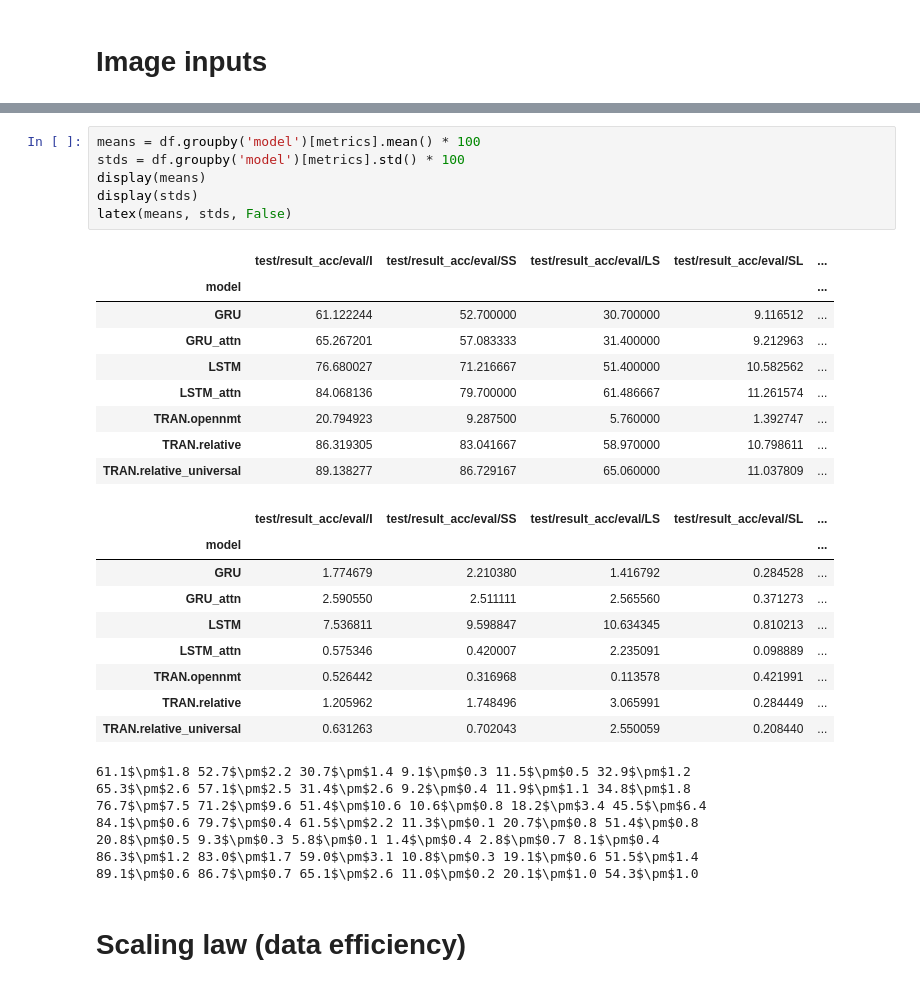
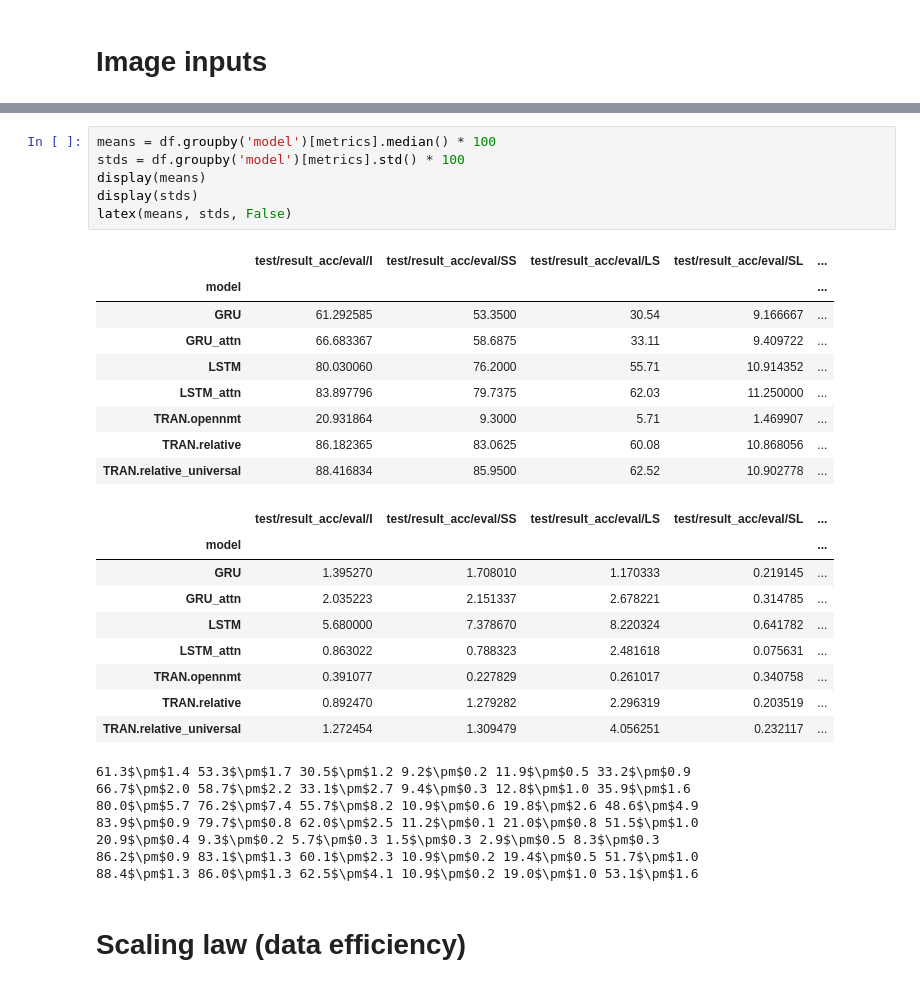
Before and after one commit to liqing-ustc/HINT, a Jupyter notebook: results/analysis.ipynb, the cells around one changed output, grey strips where cells are left out. Saved outputs shown, nothing was run; the diff lists cells and outputs as text.

```diff
--- a/results/analysis.ipynb
+++ b/results/analysis.ipynb
@@ -89,35 +89,35 @@ number of runs: 21
 # %%
-means = df.groupby('model')[metrics].mean() * 100
+means = df.groupby('model')[metrics].median() * 100
 stds = df.groupby('model')[metrics].std() * 100
 display(means)
 display(stds)
 latex(means, stds, False)
 # %% [output]
 |  | test/result_acc/eval/I | test/result_acc/eval/SS | test/result_acc/eval/LS | test/result_acc/eval/SL | ... |
 | model |  |  |  |  | ... |
-| GRU | 61.122244 | 52.700000 | 30.700000 | 9.116512 | ... |
-| GRU_attn | 65.267201 | 57.083333 | 31.400000 | 9.212963 | ... |
-| LSTM | 76.680027 | 71.216667 | 51.400000 | 10.582562 | ... |
-| LSTM_attn | 84.068136 | 79.700000 | 61.486667 | 11.261574 | ... |
-| TRAN.opennmt | 20.794923 | 9.287500 | 5.760000 | 1.392747 | ... |
-| TRAN.relative | 86.319305 | 83.041667 | 58.970000 | 10.798611 | ... |
-| TRAN.relative_universal | 89.138277 | 86.729167 | 65.060000 | 11.037809 | ... |
+| GRU | 61.292585 | 53.3500 | 30.54 | 9.166667 | ... |
+| GRU_attn | 66.683367 | 58.6875 | 33.11 | 9.409722 | ... |
+| LSTM | 80.030060 | 76.2000 | 55.71 | 10.914352 | ... |
+| LSTM_attn | 83.897796 | 79.7375 | 62.03 | 11.250000 | ... |
+| TRAN.opennmt | 20.931864 | 9.3000 | 5.71 | 1.469907 | ... |
+| TRAN.relative | 86.182365 | 83.0625 | 60.08 | 10.868056 | ... |
+| TRAN.relative_universal | 88.416834 | 85.9500 | 62.52 | 10.902778 | ... |
 |  | test/result_acc/eval/I | test/result_acc/eval/SS | test/result_acc/eval/LS | test/result_acc/eval/SL | ... |
 | model |  |  |  |  | ... |
-| GRU | 1.774679 | 2.210380 | 1.416792 | 0.284528 | ... |
-| GRU_attn | 2.590550 | 2.511111 | 2.565560 | 0.371273 | ... |
-| LSTM | 7.536811 | 9.598847 | 10.634345 | 0.810213 | ... |
-| LSTM_attn | 0.575346 | 0.420007 | 2.235091 | 0.098889 | ... |
-| TRAN.opennmt | 0.526442 | 0.316968 | 0.113578 | 0.421991 | ... |
-| TRAN.relative | 1.205962 | 1.748496 | 3.065991 | 0.284449 | ... |
-| TRAN.relative_universal | 0.631263 | 0.702043 | 2.550059 | 0.208440 | ... |
+| GRU | 1.395270 | 1.708010 | 1.170333 | 0.219145 | ... |
+| GRU_attn | 2.035223 | 2.151337 | 2.678221 | 0.314785 | ... |
+| LSTM | 5.680000 | 7.378670 | 8.220324 | 0.641782 | ... |
+| LSTM_attn | 0.863022 | 0.788323 | 2.481618 | 0.075631 | ... |
+| TRAN.opennmt | 0.391077 | 0.227829 | 0.261017 | 0.340758 | ... |
+| TRAN.relative | 0.892470 | 1.279282 | 2.296319 | 0.203519 | ... |
+| TRAN.relative_universal | 1.272454 | 1.309479 | 4.056251 | 0.232117 | ... |
-61.1$\pm$1.8 52.7$\pm$2.2 30.7$\pm$1.4 9.1$\pm$0.3 11.5$\pm$0.5 32.9$\pm$1.2
-65.3$\pm$2.6 57.1$\pm$2.5 31.4$\pm$2.6 9.2$\pm$0.4 11.9$\pm$1.1 34.8$\pm$1.8
-76.7$\pm$7.5 71.2$\pm$9.6 51.4$\pm$10.6 10.6$\pm$0.8 18.2$\pm$3.4 45.5$\pm$6.4
-84.1$\pm$0.6 79.7$\pm$0.4 61.5$\pm$2.2 11.3$\pm$0.1 20.7$\pm$0.8 51.4$\pm$0.8
-20.8$\pm$0.5 9.3$\pm$0.3 5.8$\pm$0.1 1.4$\pm$0.4 2.8$\pm$0.7 8.1$\pm$0.4
-86.3$\pm$1.2 83.0$\pm$1.7 59.0$\pm$3.1 10.8$\pm$0.3 19.1$\pm$0.6 51.5$\pm$1.4
-89.1$\pm$0.6 86.7$\pm$0.7 65.1$\pm$2.6 11.0$\pm$0.2 20.1$\pm$1.0 54.3$\pm$1.0
+61.3$\pm$1.4 53.3$\pm$1.7 30.5$\pm$1.2 9.2$\pm$0.2 11.9$\pm$0.5 33.2$\pm$0.9
+66.7$\pm$2.0 58.7$\pm$2.2 33.1$\pm$2.7 9.4$\pm$0.3 12.8$\pm$1.0 35.9$\pm$1.6
+80.0$\pm$5.7 76.2$\pm$7.4 55.7$\pm$8.2 10.9$\pm$0.6 19.8$\pm$2.6 48.6$\pm$4.9
+83.9$\pm$0.9 79.7$\pm$0.8 62.0$\pm$2.5 11.2$\pm$0.1 21.0$\pm$0.8 51.5$\pm$1.0
+20.9$\pm$0.4 9.3$\pm$0.2 5.7$\pm$0.3 1.5$\pm$0.3 2.9$\pm$0.5 8.3$\pm$0.3
+86.2$\pm$0.9 83.1$\pm$1.3 60.1$\pm$2.3 10.9$\pm$0.2 19.4$\pm$0.5 51.7$\pm$1.0
+88.4$\pm$1.3 86.0$\pm$1.3 62.5$\pm$4.1 10.9$\pm$0.2 19.0$\pm$1.0 53.1$\pm$1.6
 # %% [markdown]
 # Scaling law (data efficiency)
 # %%
```
Also changed, not shown: parts of 4 cells of this notebook, 3 other files.
